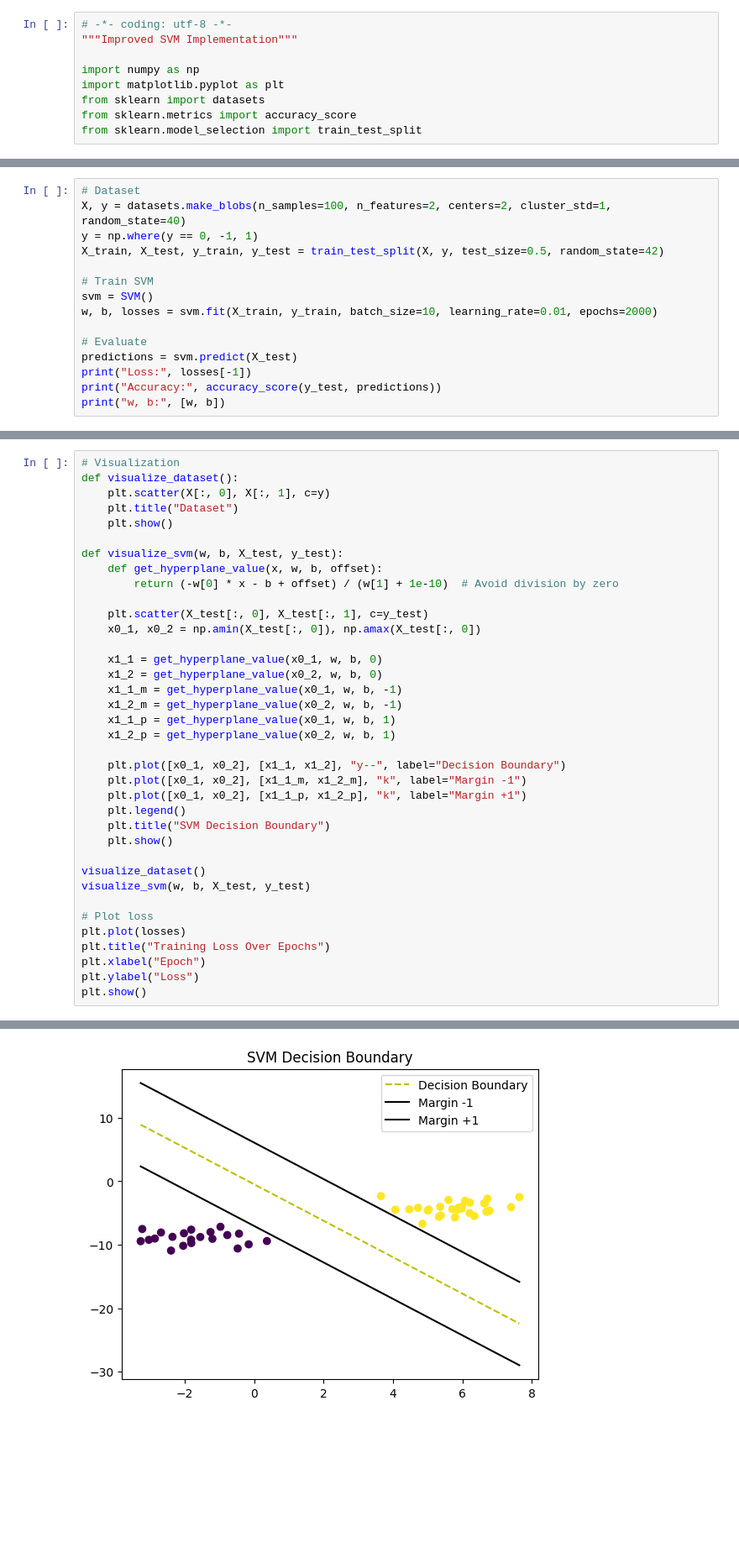
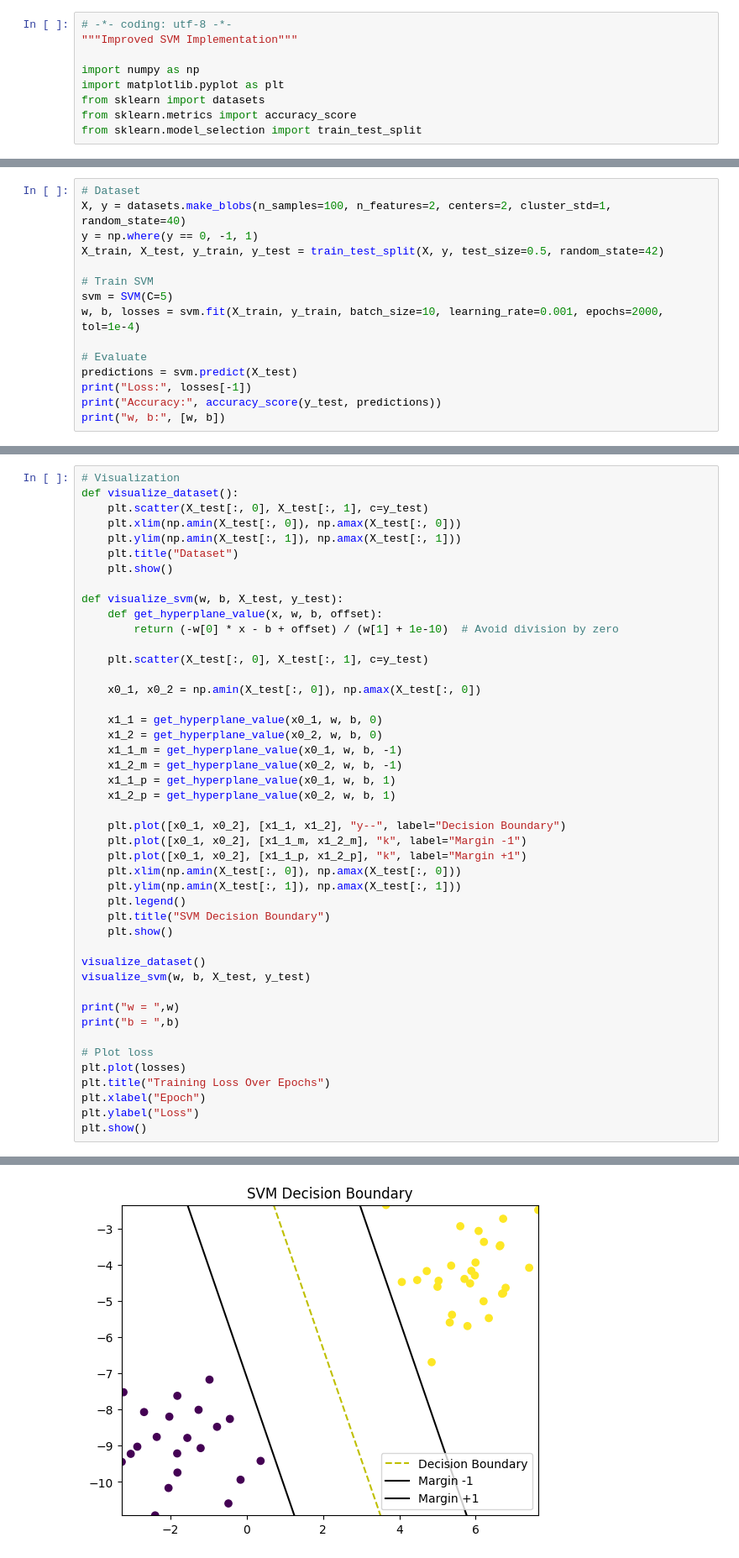
Before and after one commit to ekaratnida/Applied-machine-learning, a Jupyter notebook: Week12-SVM/SVM-Lab.ipynb, the cells around one changed output, grey strips where cells are left out. Shown at 84% size. Saved outputs shown, nothing was run; the diff lists cells and outputs as text; blank space fills up the shorter version.

```diff
--- a/Week12-SVM/SVM-Lab.ipynb
+++ b/Week12-SVM/SVM-Lab.ipynb
@@ -80,8 +79,8 @@ y = np.where(y == 0, -1, 1)
 X_train, X_test, y_train, y_test = train_test_split(X, y, test_size=0.5, random_state=42)
 
 # Train SVM
-svm = SVM()
-w, b, losses = svm.fit(X_train, y_train, batch_size=10, learning_rate=0.01, epochs=2000)
+svm = SVM(C=5)
+w, b, losses = svm.fit(X_train, y_train, batch_size=10, learning_rate=0.001, epochs=2000, tol=1e-4)
 
 # Evaluate
 predictions = svm.predict(X_test)
@@ -96,7 +95,9 @@ w, b: [array([0.43733394, 0.15223466]), np.float64(0.07300000000000005)]
 # %%
 # Visualization
 def visualize_dataset():
-    plt.scatter(X[:, 0], X[:, 1], c=y)
+    plt.scatter(X_test[:, 0], X_test[:, 1], c=y_test)
+    plt.xlim(np.amin(X_test[:, 0]), np.amax(X_test[:, 0]))
+    plt.ylim(np.amin(X_test[:, 1]), np.amax(X_test[:, 1]))
     plt.title("Dataset")
     plt.show()
 
@@ -105,6 +106,7 @@ def visualize_svm(w, b, X_test, y_test):
         return (-w[0] * x - b + offset) / (w[1] + 1e-10)  # Avoid division by zero
 
     plt.scatter(X_test[:, 0], X_test[:, 1], c=y_test)
+
     x0_1, x0_2 = np.amin(X_test[:, 0]), np.amax(X_test[:, 0])
 
     x1_1 = get_hyperplane_value(x0_1, w, b, 0)
@@ -117,6 +119,8 @@ def visualize_svm(w, b, X_test, y_test):
     plt.plot([x0_1, x0_2], [x1_1, x1_2], "y--", label="Decision Boundary")
     plt.plot([x0_1, x0_2], [x1_1_m, x1_2_m], "k", label="Margin -1")
     plt.plot([x0_1, x0_2], [x1_1_p, x1_2_p], "k", label="Margin +1")
+    plt.xlim(np.amin(X_test[:, 0]), np.amax(X_test[:, 0]))
+    plt.ylim(np.amin(X_test[:, 1]), np.amax(X_test[:, 1]))
     plt.legend()
     plt.title("SVM Decision Boundary")
     plt.show()
@@ -124,6 +128,9 @@ def visualize_svm(w, b, X_test, y_test):
 visualize_dataset()
 visualize_svm(w, b, X_test, y_test)
 
+print("w = ",w)
+print("b = ",b)
+
 # Plot loss
 plt.plot(losses)
 plt.title("Training Loss Over Epochs")
@@ -135 +142 @@ plt.show()
-[figure, old version]
+[figure, new version]
```
Also changed, not shown: parts of 7 cells of this notebook.
